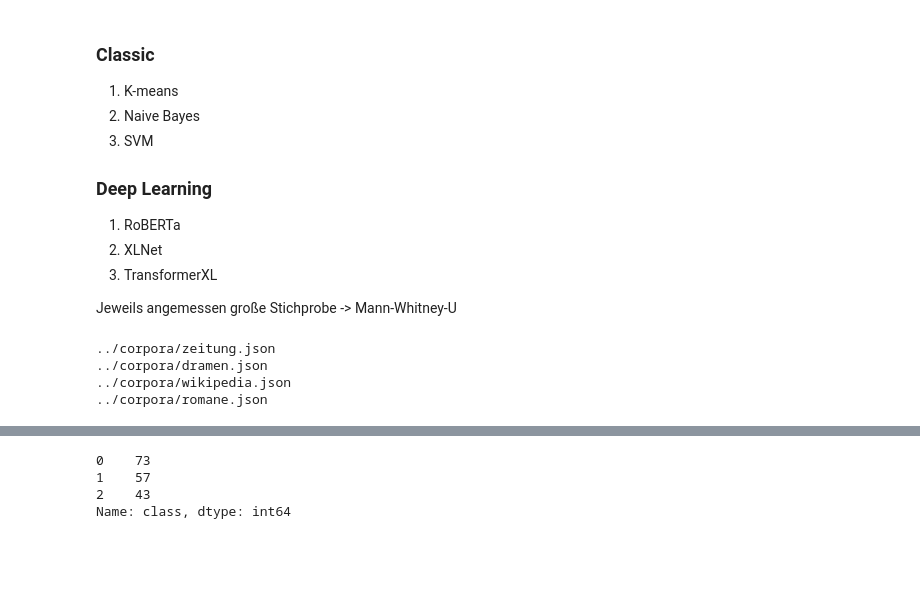
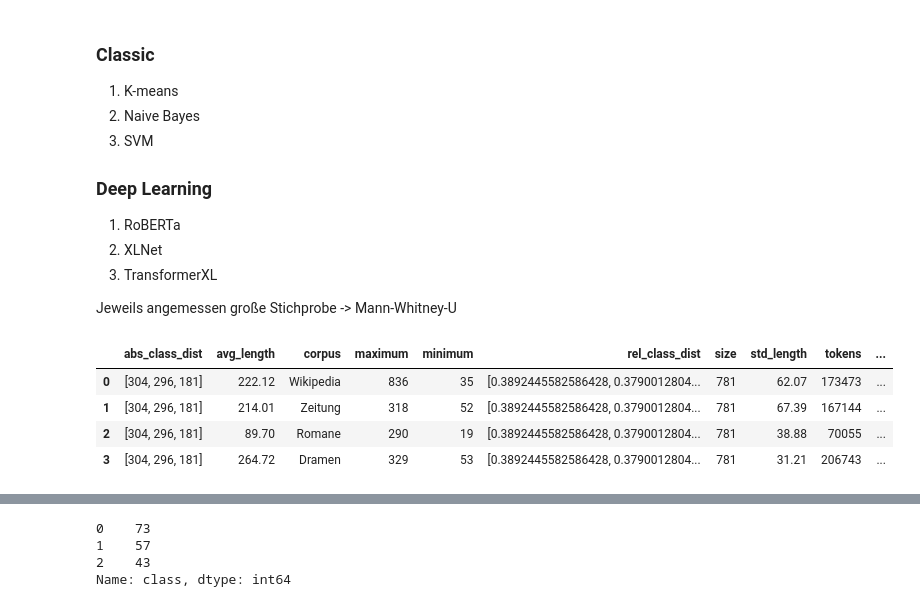
Before and after one commit to severinsimmler/classification, a Jupyter notebook: notebooks/Untitled.ipynb, the cells around one changed output, grey strips where cells are left out. Saved outputs shown, nothing was run; the diff lists cells and outputs as text; code cells hidden in the pictures; blank space fills up the shorter version.

```diff
--- a/notebooks/Untitled.ipynb
+++ b/notebooks/Untitled.ipynb
@@ -467,18 +467,20 @@ d = split_dataset(x["text"], x["class"].replace("Komödie", 0).replace("Tragödi
 a = list()
 b = list()
 
-for filepath in Path("../corpora").glob("*.json"):
-    print(filepath)
-    corpus = pd.read_json(filepath)
-    corpus.name = filepath.stem.capitalize()
+for xx in ["wikipedia", "zeitung", "romane", "dramen"]:
+    corpus = classification.preprocessing.load(xx, split=False, downsample=True)
+    corpus.name = xx.title()
     num_tokens, stats = corpus_statistics(corpus)
     a.append(num_tokens)
     b.append(stats)
-# %% [output]
-../corpora/zeitung.json
-../corpora/dramen.json
-../corpora/wikipedia.json
-../corpora/romane.json
+# %%
+pd.DataFrame(b)
+# %% [output]
+|  | abs_class_dist | avg_length | corpus | maximum | minimum | rel_class_dist | size | std_length | tokens | ... |
+| 0 | [304, 296, 181] | 222.12 | Wikipedia | 836 | 35 | [0.3892445582586428, 0.3790012804... | 781 | 62.07 | 173473 | ... |
+| 1 | [304, 296, 181] | 214.01 | Zeitung | 318 | 52 | [0.3892445582586428, 0.3790012804... | 781 | 67.39 | 167144 | ... |
+| 2 | [304, 296, 181] | 89.70 | Romane | 290 | 19 | [0.3892445582586428, 0.3790012804... | 781 | 38.88 | 70055 | ... |
+| 3 | [304, 296, 181] | 264.72 | Dramen | 329 | 53 | [0.3892445582586428, 0.3790012804... | 781 | 31.21 | 206743 | ... |
 # %%
 s = pd.DataFrame(a).T
 s = s.loc[:, reversed(["Dramen", "Romane", "Wikipedia", "Zeitung"])]
```
Also changed, not shown: parts of 1 cell of this notebook, 1 other file.
